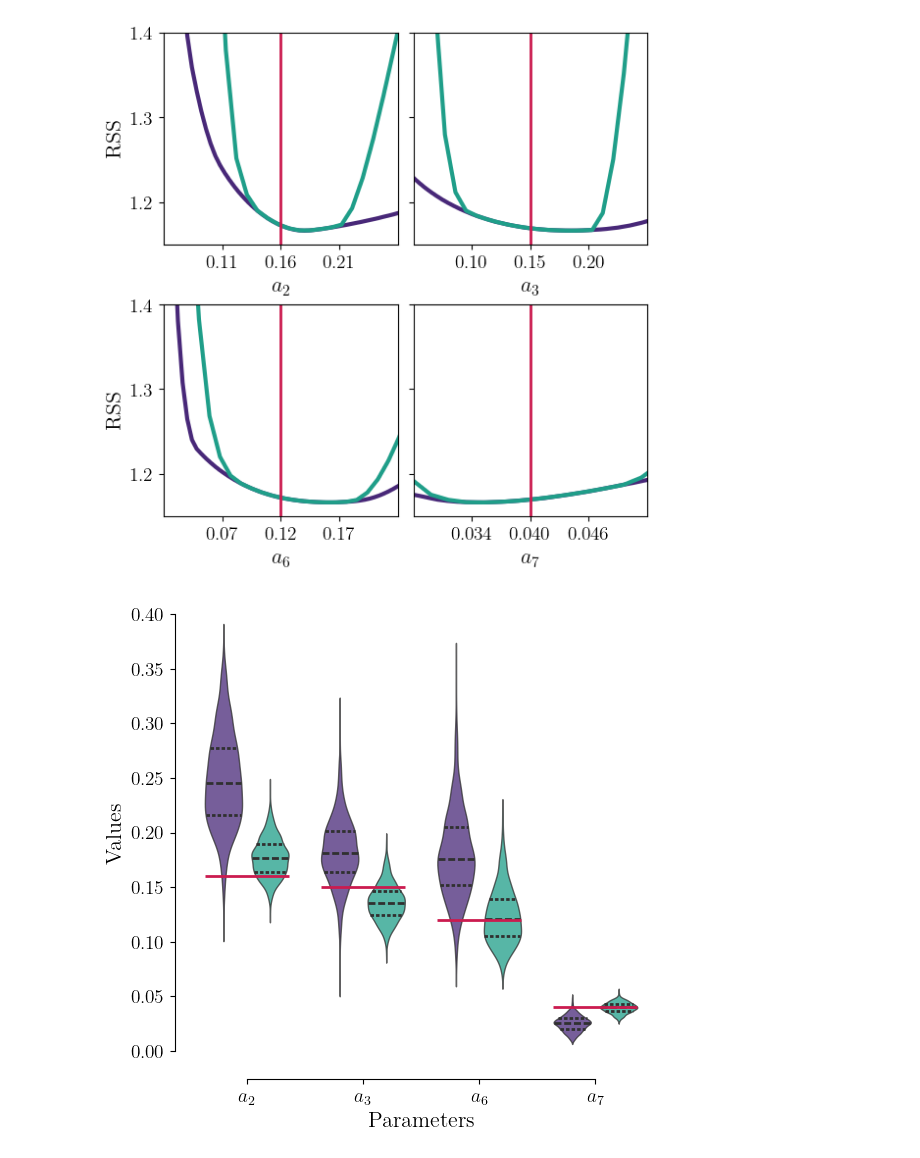
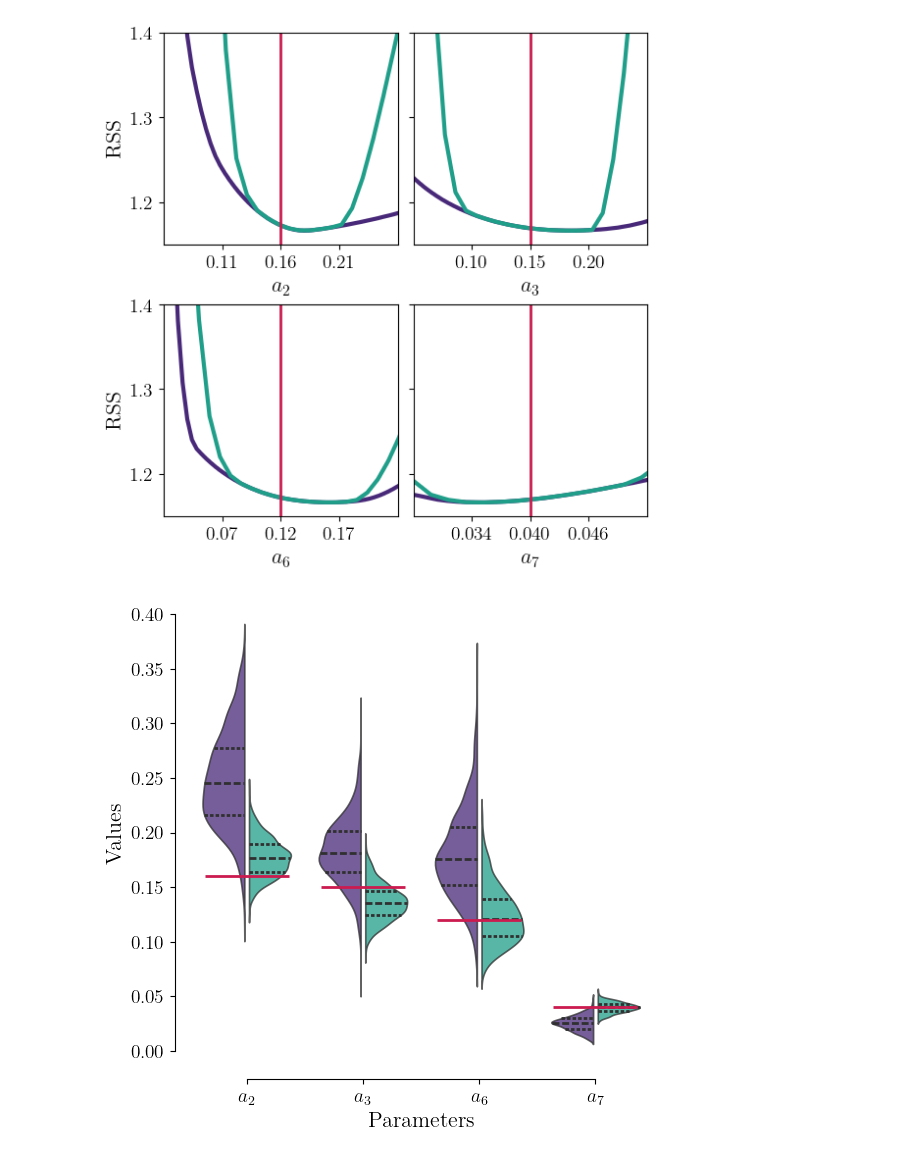
Before and after one commit to systemsmedicine/CrossLabFit, a Jupyter notebook: miscellaneous/LV_3species-Cycle.ipynb, the cells around one changed output. Saved outputs shown, nothing was run; the diff lists cells and outputs as text; code cells hidden in the pictures.

```diff
--- a/miscellaneous/LV_3species-Cycle.ipynb
+++ b/miscellaneous/LV_3species-Cycle.ipynb
@@ -1013,23 +1031,23 @@ dfGroundSel = dfParams_ground[mask].copy()
 # %%
 fig, axs = plt.subplots(nrows=1, ncols=1, figsize=(6,6), facecolor='white')
 
 colors = [palette[0], palette[4]]
 
 axs = sns.violinplot(data=dfParamSel, x='Parameters', y='Values', hue='Strategy',
-               palette=colors, alpha=0.75, linewidth=1.0, density_norm="count", gap=0.2,
+               split=True, palette=colors, alpha=0.75, linewidth=1.2, density_norm="count", gap=0.1,
                inner="quart", saturation=1, inner_kws=dict(linewidth=2))
 
 sns.pointplot(data=dfGroundSel, x='Parameters', y='Values', #label='Ground truth',
               color=palette2[1], linestyle="none", marker="_", markersize=60, markeredgewidth=2)
 
 # axs.text(-0.01, 0.95, r'\textbf{(a)}', transform=axs.transAxes, fontsize=22, va='top', ha='left')
 plt.legend([],[], frameon=False)
 
 # axs.set_ylim((0.05,0.45))
 sns.despine(offset=10, trim=True);
 
-plt.savefig("cycleLV_boots_sel.svg", transparent=True)
+# plt.savefig("cycleLV_boots_sel.svg", transparent=True)
 
 plt.show()
 # %% [output]
-[figure, old version]
+[figure, new version]
```
Also changed, not shown: parts of 9 cells of this notebook, 38 other files.
